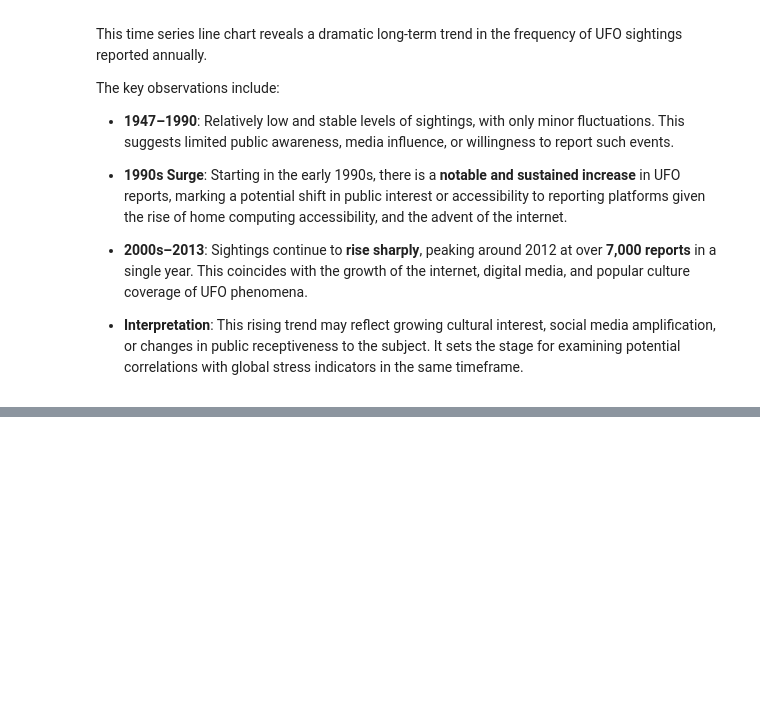
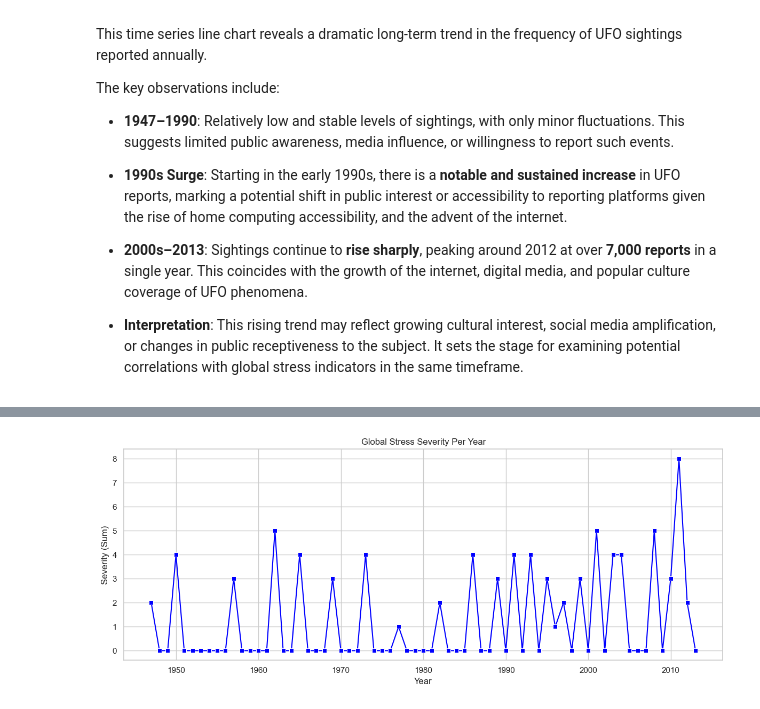
Before and after one commit to Richard-wv/stress_sighting_hypothesis, a Jupyter notebook: jupyter_notebooks/2_data_analysis.ipynb, the cells around one changed output, grey strips where cells are left out. Drawn from its saved outputs; the diff is of its cells as text; code cells hidden in the pictures; blank space fills up the shorter version.

```diff
--- a/jupyter_notebooks/2_data_analysis.ipynb
+++ b/jupyter_notebooks/2_data_analysis.ipynb
@@ -303,0 +327,13 @@ The key observations include:
+# %%
+# Create a line plot for Stress Severity Per Year using Seaborn
+
+plt.figure(figsize=(12, 5))
+sns.lineplot(data=merged_df, x='year', y='severity_sum', marker='s', color='blue')
+plt.title('Global Stress Severity Per Year')
+plt.xlabel('Year')
+plt.ylabel('Severity (Sum)')
+plt.grid(True)
+plt.tight_layout()
+plt.show() # Code adapted from Code Institute's LMS
+# %% [output]
+[figure, added]
```
Also changed, not shown: parts of 6 cells of this notebook.
